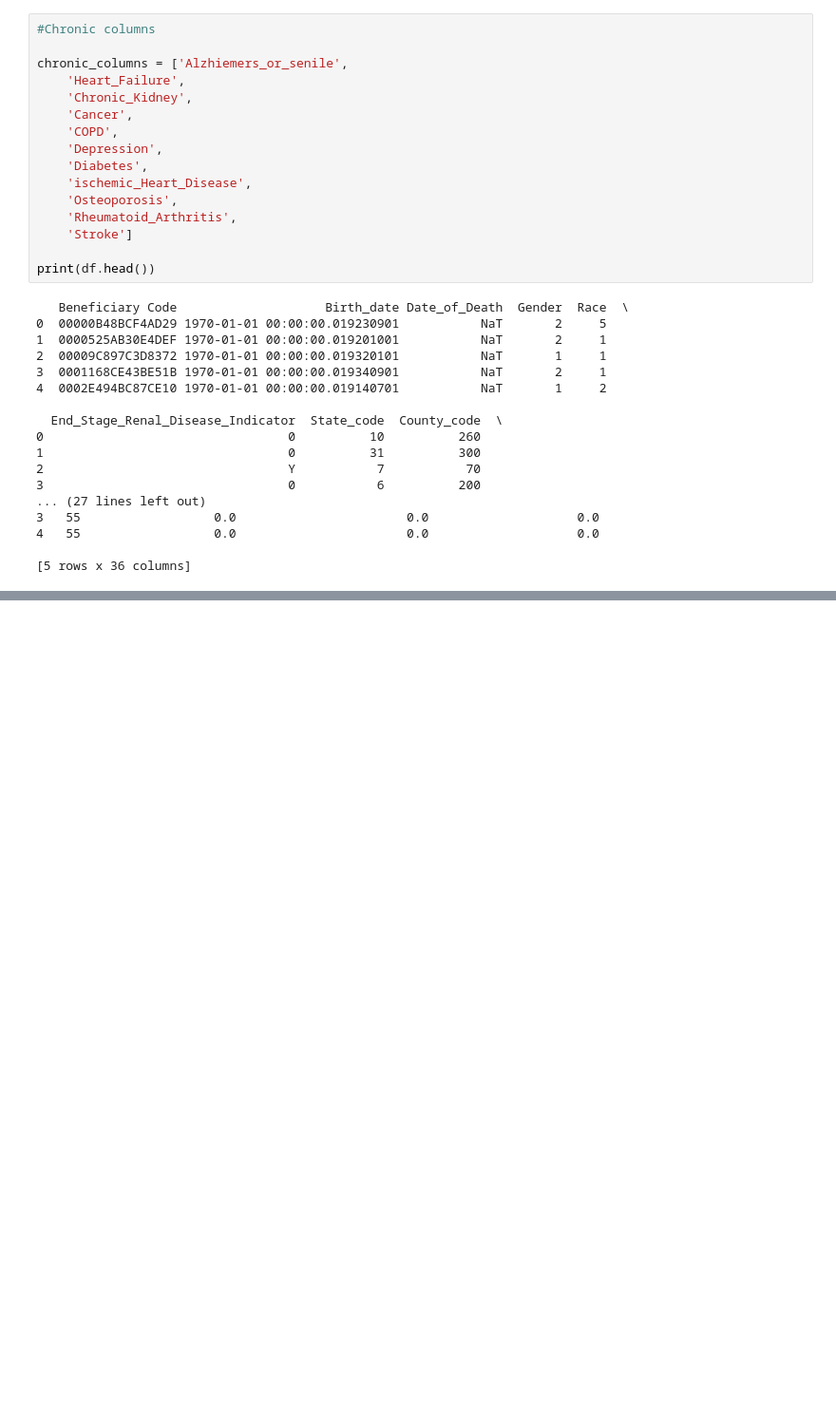
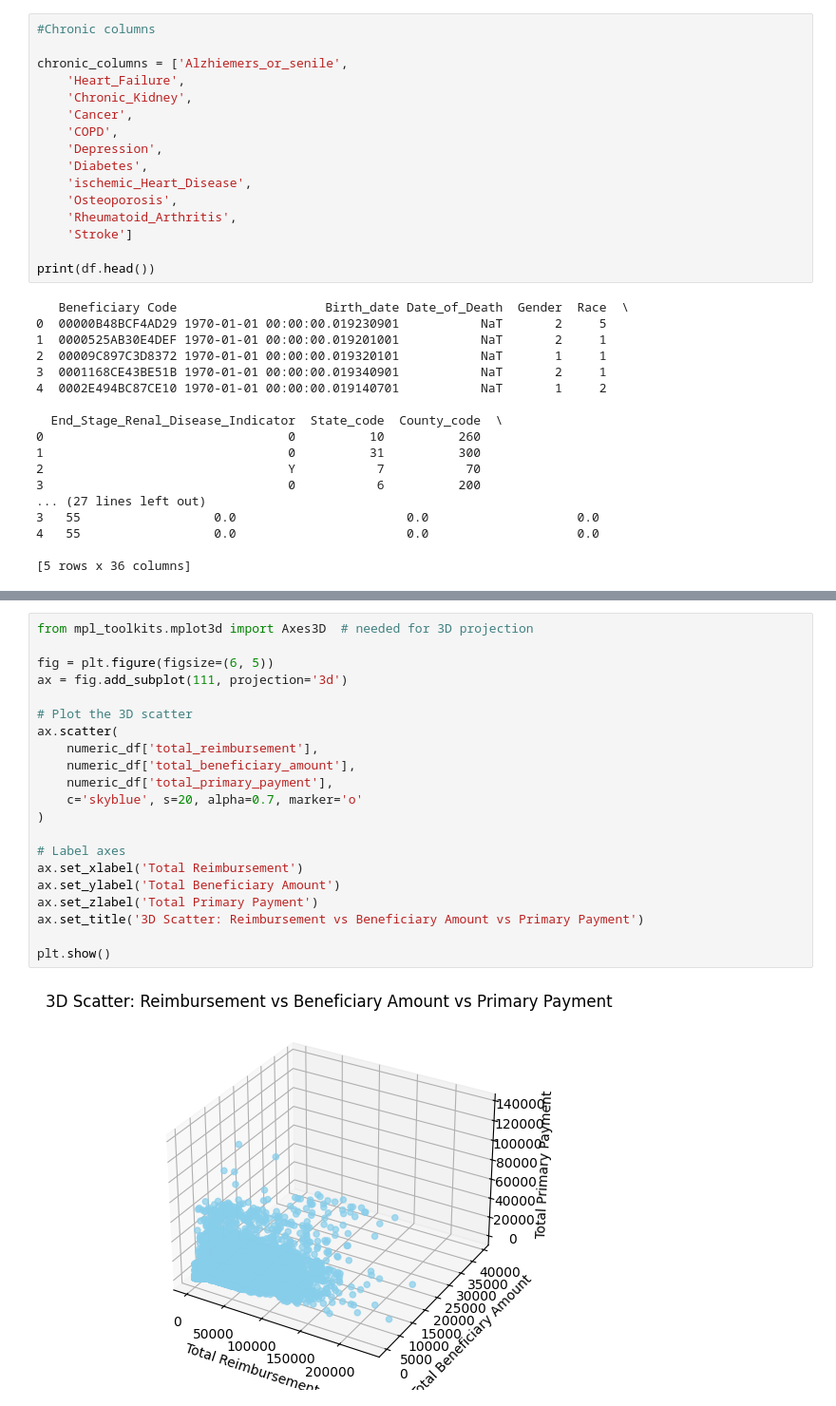
Before and after one commit to phyoung97/ClaimsAI, a Jupyter notebook: notebooks/EDA.ipynb, the cells around one changed output, grey strips where cells are left out. Shown at 95% size. Drawn from its saved outputs; the diff is of its cells as text; blank space fills up the shorter version.

```diff
--- a/notebooks/EDA.ipynb
+++ b/notebooks/EDA.ipynb
@@ -490,0 +508,23 @@ sns.heatmap(numeric_df.corr(), vmin=-1, vmax=1, cmap=sns.diverging_palette(20,22
+# %%
+from mpl_toolkits.mplot3d import Axes3D  # needed for 3D projection
+
+fig = plt.figure(figsize=(6, 5))
+ax = fig.add_subplot(111, projection='3d')
+
+# Plot the 3D scatter
+ax.scatter(
+    numeric_df['total_reimbursement'],
+    numeric_df['total_beneficiary_amount'],
+    numeric_df['total_primary_payment'],
+    c='skyblue', s=20, alpha=0.7, marker='o'
+)
+
+# Label axes
+ax.set_xlabel('Total Reimbursement')
+ax.set_ylabel('Total Beneficiary Amount')
+ax.set_zlabel('Total Primary Payment')
+ax.set_title('3D Scatter: Reimbursement vs Beneficiary Amount vs Primary Payment')
+
+plt.show()
+# %% [output]
+[figure, added]
```
Also changed, not shown: parts of 13 cells of this notebook.
